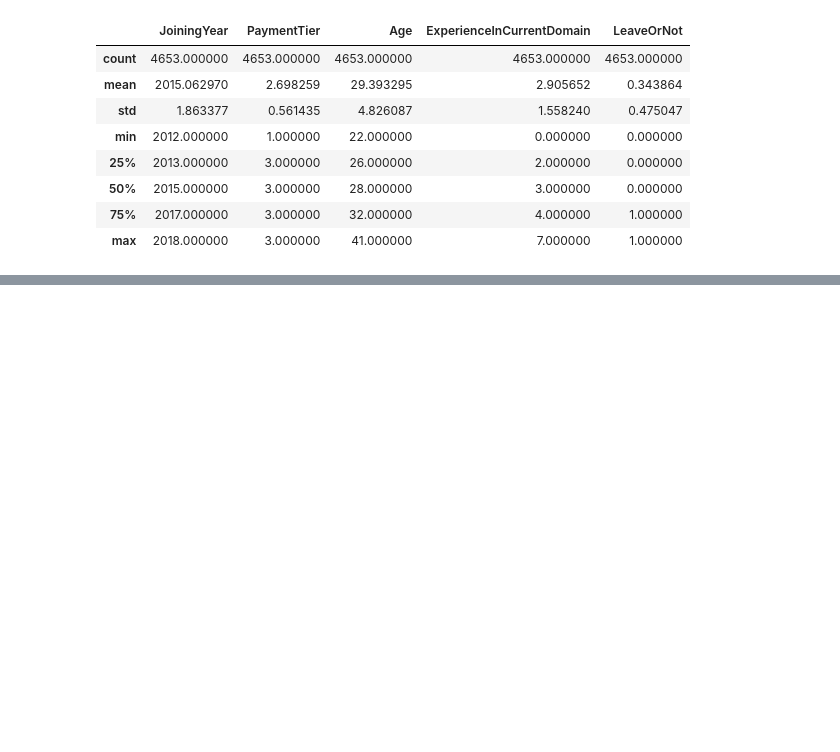
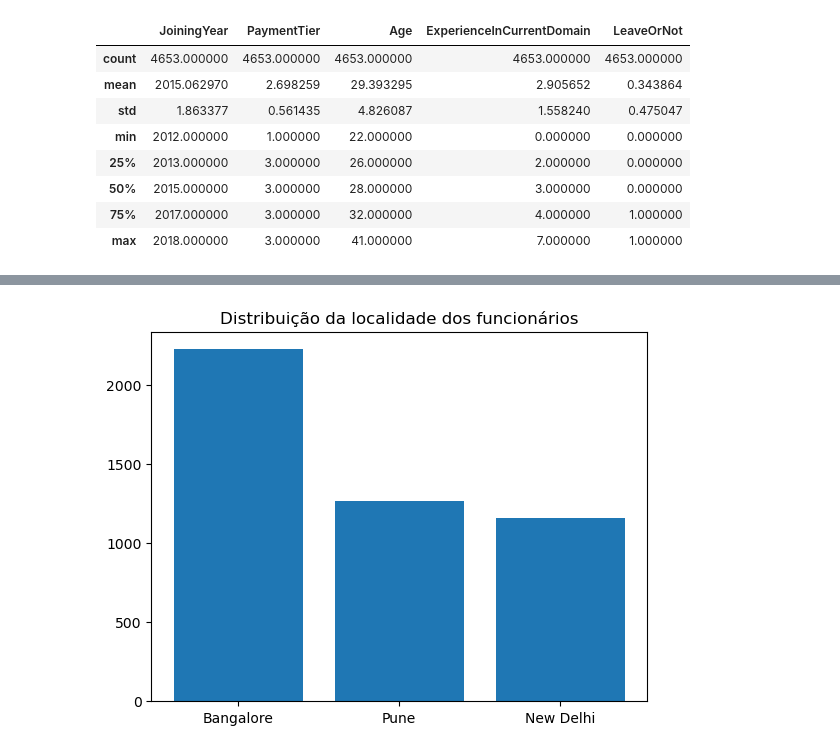
Before and after one commit to jrsantos1/exercicio_ml, a Jupyter notebook: projeto.ipynb, the cells around one changed output, grey strips where cells are left out. Saved outputs shown, nothing was run; the diff lists cells and outputs as text; code cells hidden in the pictures; blank space fills up the shorter version.

```diff
--- a/projeto.ipynb
+++ b/projeto.ipynb
@@ -103,0 +96,8 @@ employe_df['City'] = employe_df['City'].apply(lambda x: rename(value=x, rename=c
+# %%
+#Como é a distribuição da localidade dos funcionários? (Pode-se usar o gráfico de colunas ou de pizza)
+city_counts = employe_df['City'].value_counts()
+plt.bar(city_counts.index, city_counts)
+plt.title('Distribuição da localidade dos funcionários')
+plt.show()
+# %% [output]
+[figure, added]
```
Also changed, not shown: parts of 25 cells of this notebook, 1 other file.
